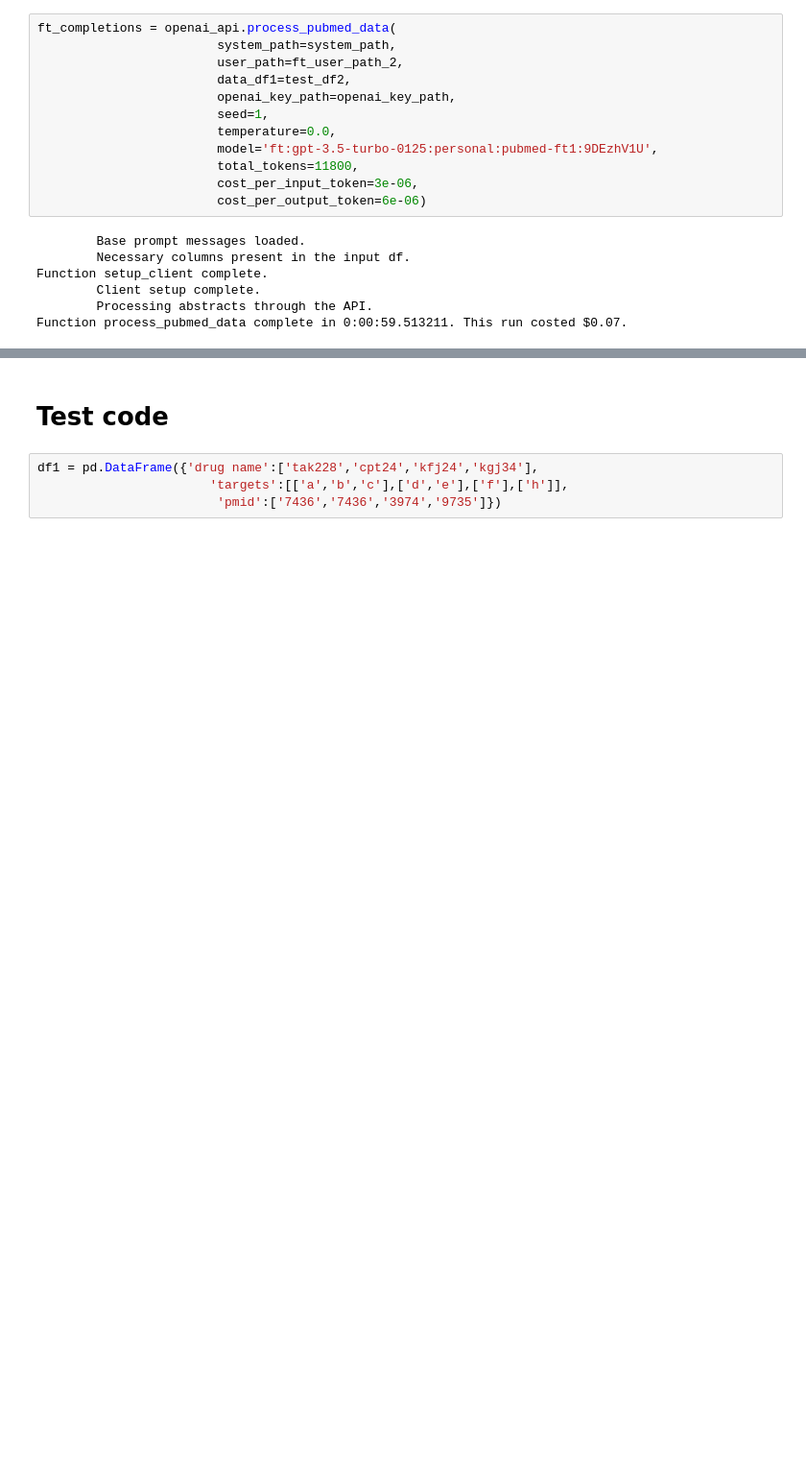
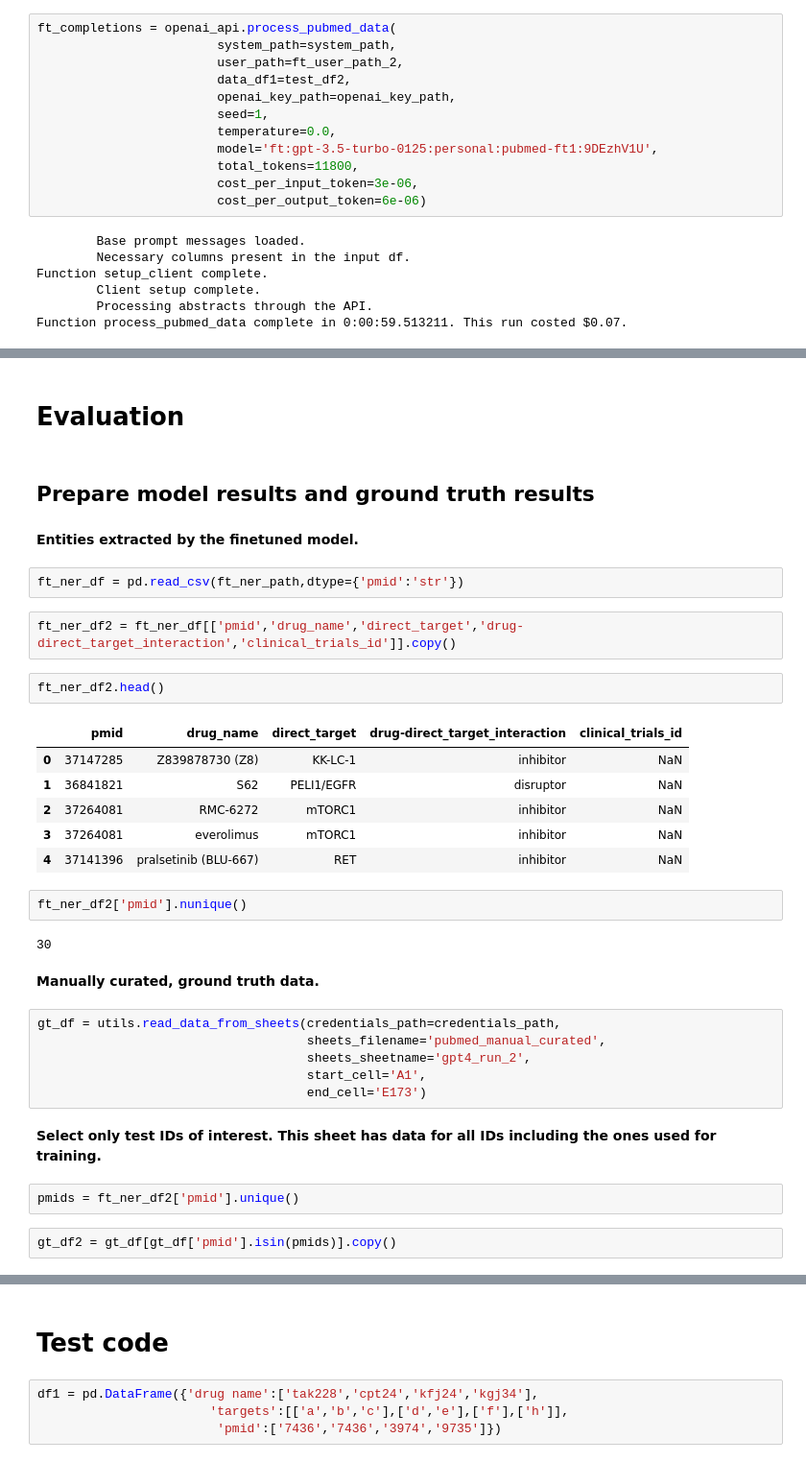
Before and after one commit to mparikh20/gen_ai_gh, a Jupyter notebook: notebooks/pubmed_finetuning.ipynb, the cells around one changed output, grey strips where cells are left out. Shown at 96% size. Saved outputs shown, nothing was run; the diff lists cells and outputs as text; blank space fills up the shorter version.

```diff
--- a/notebooks/pubmed_finetuning.ipynb
+++ b/notebooks/pubmed_finetuning.ipynb
@@ -569,0 +595,37 @@ array(['[INTRODUCTION]D-1553 (garsorasib) is a potent and selective oral KRAS[ME
+# %% [markdown]
+# Evaluation
+# %% [markdown]
+## Prepare model results and ground truth results
+# %% [markdown]
+**Entities extracted by the finetuned model.**
+# %%
+ft_ner_df = pd.read_csv(ft_ner_path,dtype={'pmid':'str'})
+# %%
+ft_ner_df2 = ft_ner_df[['pmid','drug_name','direct_target','drug-direct_target_interaction','clinical_trials_id']].copy()
+# %%
+ft_ner_df2.head()
+# %% [output]
+|  | pmid | drug_name | direct_target | drug-direct_target_interaction | clinical_trials_id |
+| 0 | 37147285 | Z839878730 (Z8) | KK-LC-1 | inhibitor | NaN |
+| 1 | 36841821 | S62 | PELI1/EGFR | disruptor | NaN |
+| 2 | 37264081 | RMC-6272 | mTORC1 | inhibitor | NaN |
+| 3 | 37264081 | everolimus | mTORC1 | inhibitor | NaN |
+| 4 | 37141396 | pralsetinib (BLU-667) | RET | inhibitor | NaN |
+# %%
+ft_ner_df2['pmid'].nunique()
+# %% [output]
+30
+# %% [markdown]
+**Manually curated, ground truth data.**
+# %%
+gt_df = utils.read_data_from_sheets(credentials_path=credentials_path,
+                                    sheets_filename='pubmed_manual_curated',
+                                    sheets_sheetname='gpt4_run_2',
+                                    start_cell='A1',
+                                    end_cell='E173')
+# %% [markdown]
+**Select only test IDs of interest. This sheet has data for all IDs including the ones used for training.**
+# %%
+pmids = ft_ner_df2['pmid'].unique()
+# %%
+gt_df2 = gt_df[gt_df['pmid'].isin(pmids)].copy()
```
Also changed, not shown: parts of 122 cells of this notebook.
